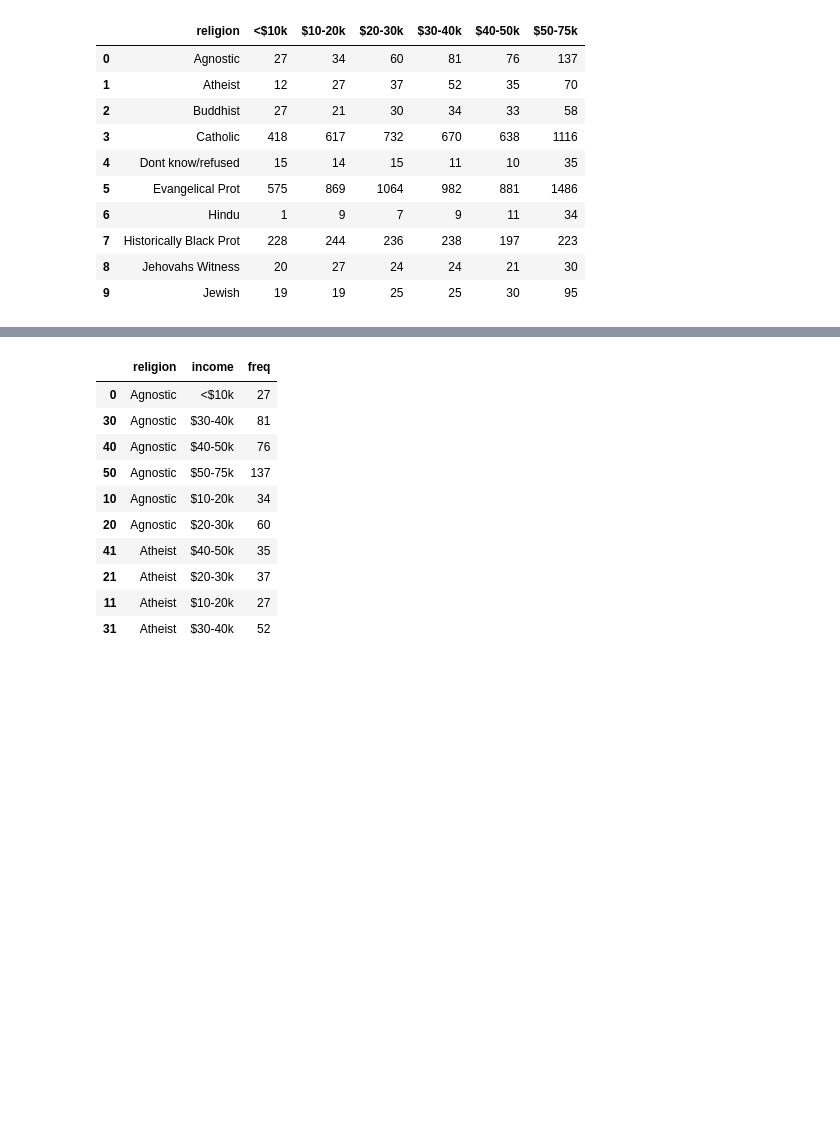
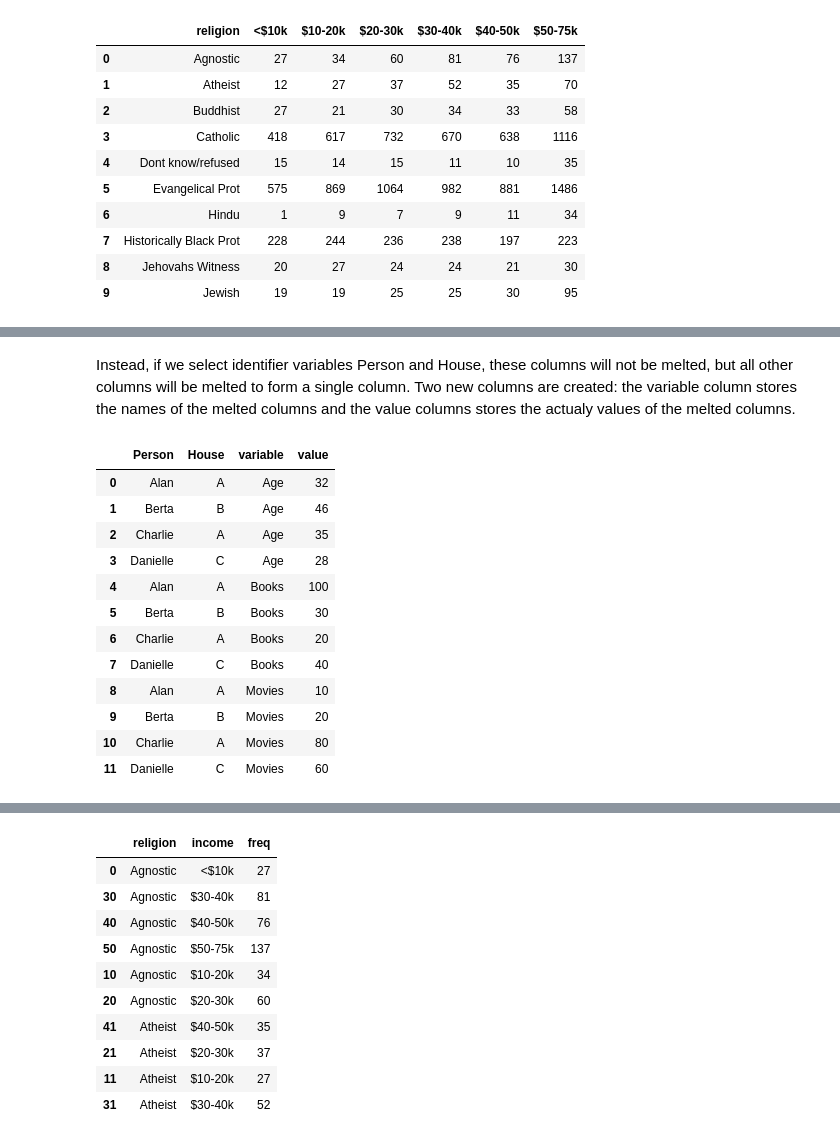
Before and after one commit to Larripa/DATA-271, a Jupyter notebook: Tidy Data/Tidy Data.ipynb, the cells around one changed output, grey strips where cells are left out. Saved outputs shown, nothing was run; the diff lists cells and outputs as text; code cells hidden in the pictures; blank space fills up the shorter version.

```diff
--- a/Tidy Data/Tidy Data.ipynb
+++ b/Tidy Data/Tidy Data.ipynb
@@ -93,0 +93,14 @@ We also will sort the DataFrame alphabeticall on the variable religion.
+# %%
+# Raw data in form of dictionary:
+data = {"Person":["Alan","Berta","Charlie","Danielle"], #Name of Person
+        "House":["A","B","A","C"],                      #Name of houses they live in
+        "Age":[32,46,35,28],                            #Age of Person
+        "Books":[100,30,20,40],                         #Number of books owned
+        "Movies":[10,20,80,60]                          #Number of movie watched
+        }
+
+# Converting the raw data into pandas DataFrame:
+data_wide = pd.DataFrame(data)
+
+# Printing the pandas DataFrame:
+data_wide
@@ -93,0 +138,21 @@ We also will sort the DataFrame alphabeticall on the variable religion.
+# %% [markdown]
+Instead, if we select identifier variables Person and House, these columns will not be melted, but all other columns will be melted to form a single column.  Two new columns are created: the variable column stores the names of the melted columns and the value columns stores the actualy values of the melted columns.
+# %%
+# Melting the DataFrame from wide to long format:
+# id_vars
+
+data_wide.melt(id_vars=["Person","House"]) #Identifier columns
+# %% [output]
+|  | Person | House | variable | value |
+| 0 | Alan | A | Age | 32 |
+| 1 | Berta | B | Age | 46 |
+| 2 | Charlie | A | Age | 35 |
+| 3 | Danielle | C | Age | 28 |
+| 4 | Alan | A | Books | 100 |
+| 5 | Berta | B | Books | 30 |
+| 6 | Charlie | A | Books | 20 |
+| 7 | Danielle | C | Books | 40 |
+| 8 | Alan | A | Movies | 10 |
+| 9 | Berta | B | Movies | 20 |
+| 10 | Charlie | A | Movies | 80 |
+| 11 | Danielle | C | Movies | 60 |
```
Also changed, not shown: parts of 14 cells of this notebook.
